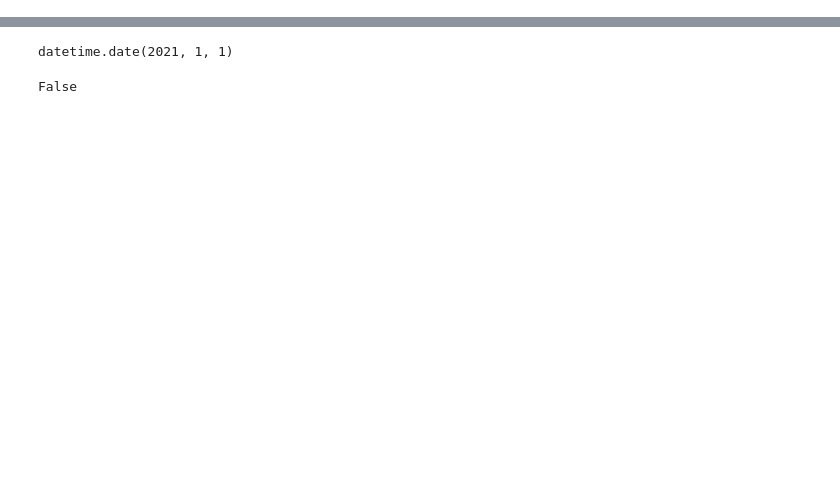
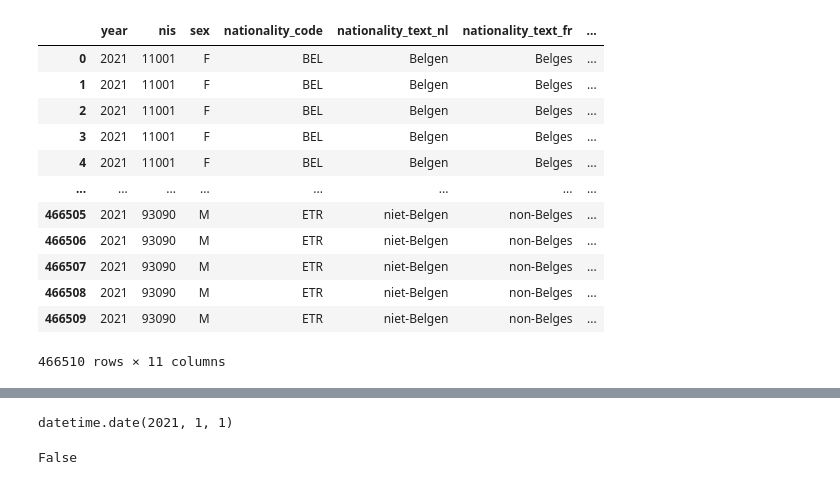
Before and after one commit to WimSuenensHogent/DataEngineeringProjectII, a Jupyter notebook: notebooks/Metadata.ipynb, the cells around one changed output, grey strips where cells are left out. Drawn from its saved outputs; the diff is of its cells as text; code cells hidden in the pictures; blank space fills up the shorter version.

```diff
--- a/notebooks/Metadata.ipynb
+++ b/notebooks/Metadata.ipynb
@@ -149,2 +151,24 @@ WHERE etl_metadata."table" = ?
 # %%
+data_frame = data_frame.groupby([
+    'year', 'nis', 'sex',
+    'nationality_code', 'nationality_text_nl', 'nationality_text_fr',
+    'marital_status_code',
+    'marital_status_text_nl',
+    'marital_status_text_fr',
+    'age'
+]).sum().reset_index()
 data_frame
+# %% [output]
+|  | year | nis | sex | nationality_code | nationality_text_nl | nationality_text_fr | ... |
+| 0 | 2021 | 11001 | F | BEL | Belgen | Belges | ... |
+| 1 | 2021 | 11001 | F | BEL | Belgen | Belges | ... |
+| 2 | 2021 | 11001 | F | BEL | Belgen | Belges | ... |
+| 3 | 2021 | 11001 | F | BEL | Belgen | Belges | ... |
+| 4 | 2021 | 11001 | F | BEL | Belgen | Belges | ... |
+| ... | ... | ... | ... | ... | ... | ... | ... |
+| 466505 | 2021 | 93090 | M | ETR | niet-Belgen | non-Belges | ... |
+| 466506 | 2021 | 93090 | M | ETR | niet-Belgen | non-Belges | ... |
+| 466507 | 2021 | 93090 | M | ETR | niet-Belgen | non-Belges | ... |
+| 466508 | 2021 | 93090 | M | ETR | niet-Belgen | non-Belges | ... |
+| 466509 | 2021 | 93090 | M | ETR | niet-Belgen | non-Belges | ... |
+466510 rows × 11 columns
```
Also changed, not shown: parts of 15 cells of this notebook, 7 other files.
